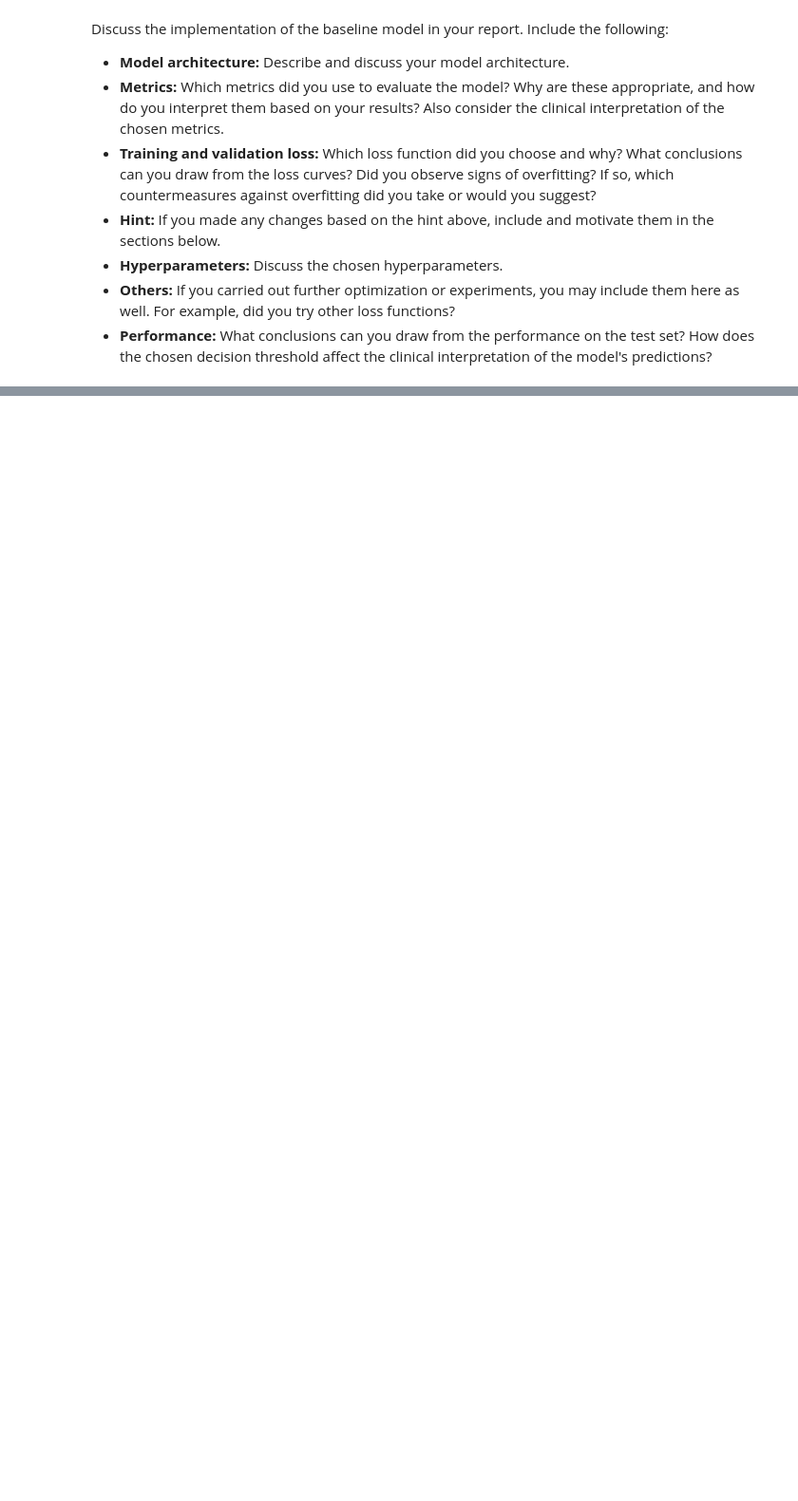
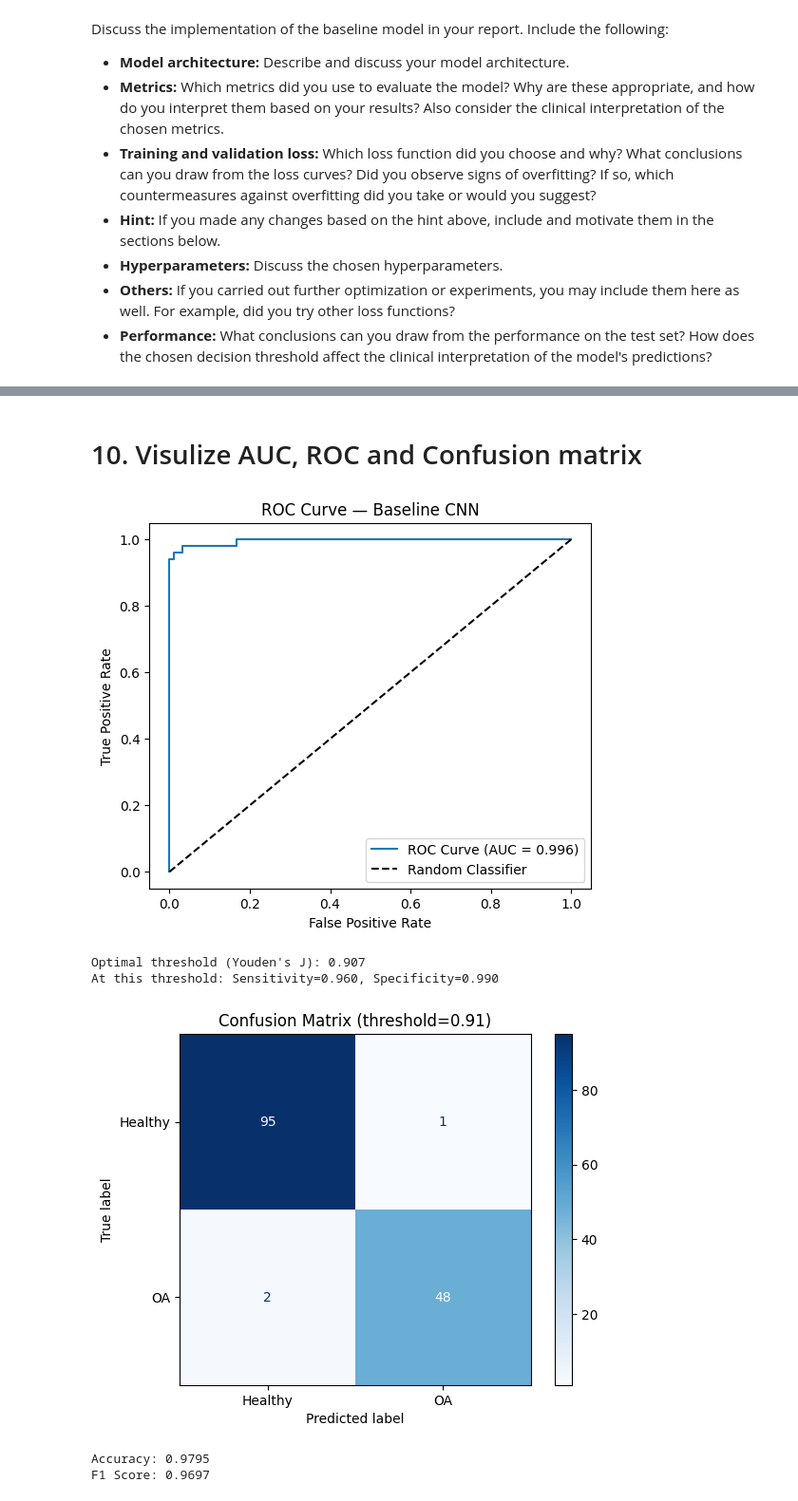
Before and after one commit to cornelka/ugentAI_kneeOA, a Jupyter notebook: notebooks/2_basemodel/baseline.ipynb, the cells around one changed output, grey strips where cells are left out. Shown at 95% size. Saved outputs shown, nothing was run; the diff lists cells and outputs as text; code cells hidden in the pictures; blank space fills up the shorter version.

```diff
--- a/notebooks/2_basemodel/baseline.ipynb
+++ b/notebooks/2_basemodel/baseline.ipynb
@@ -50,0 +441,58 @@ Discuss the implementation of the baseline model in your report. Include the fol
+# %%
+loaded_model.eval()
+all_probs = []
+all_labels = []
+
+with torch.no_grad():
+    for images, labels in test_loader:
+        images = images.to(device)
+        outputs = loaded_model(images).squeeze(1)
+        probs = torch.sigmoid(outputs)  # Apply sigmoid to get probabilities
+        all_probs.extend(probs.cpu().numpy())
+        all_labels.extend(labels.numpy())
+
+all_probs = np.array(all_probs)
+all_labels = np.array(all_labels)
+# %% [markdown]
+# 10. Visulize AUC, ROC and Confusion matrix
+# %%
+# AUC and ROC Curve
+fpr, tpr, thresholds = roc_curve(all_labels, all_probs)
+roc_auc = auc(fpr, tpr)
+
+plt.figure(figsize=(6, 5))
+plt.plot(fpr, tpr, label=f"ROC Curve (AUC = {roc_auc:.3f})")
+plt.plot([0, 1], [0, 1], "k--", label="Random Classifier")
+plt.xlabel("False Positive Rate")
+plt.ylabel("True Positive Rate")
+plt.title("ROC Curve — Baseline CNN")
+plt.legend()
+plt.show()
+
+# Choose threshold (Youden's J statistic)
+# This picks the threshold that maximizes (sensitivity + specificity - 1) so false positives and false negatives are equally not there
+# this however assumes that false negatives and positives are equally bad
+j_scores = tpr - fpr
+best_idx = np.argmax(j_scores)
+best_threshold = thresholds[best_idx]
+print(f"Optimal threshold (Youden's J): {best_threshold:.3f}")
+print(f"At this threshold: Sensitivity={tpr[best_idx]:.3f}, Specificity={1-fpr[best_idx]:.3f}")
+
+# Confusion Matrix
+final_preds = (all_probs >= best_threshold).astype(int)
+cm = confusion_matrix(all_labels, final_preds)
+disp = ConfusionMatrixDisplay(cm, display_labels=["Healthy", "OA"])
+disp.plot(cmap="Blues")
+plt.title(f"Confusion Matrix (threshold={best_threshold:.2f})")
+plt.show()
+
+# Print metrics
+print(f"Accuracy: {accuracy_score(all_labels, final_preds):.4f}")
+print(f"F1 Score: {f1_score(all_labels, final_preds):.4f}")
+# %% [output]
+[figure, added]
+Optimal threshold (Youden's J): 0.907
+At this threshold: Sensitivity=0.960, Specificity=0.990
+[figure, added]
+Accuracy: 0.9795
+F1 Score: 0.9697
```
Also changed, not shown: parts of 21 cells of this notebook, 3 other files.
